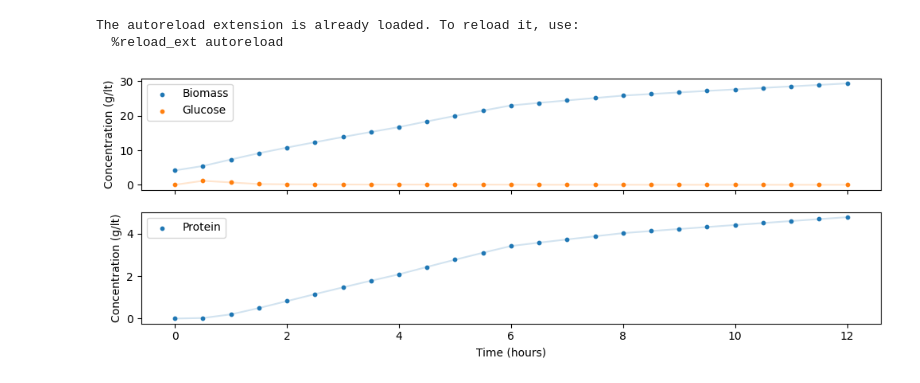
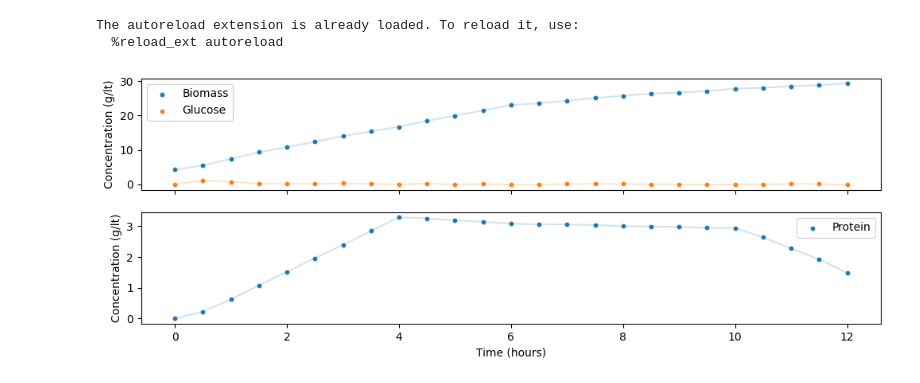
Before and after one commit to costasmexis/dynamic-modeling, a Jupyter notebook: induction/Notebook_induction_main.ipynb, the cells around one changed output. Cells and saved outputs as stored; diff of their text form; code cells hidden in the pictures.

```diff
--- a/induction/Notebook_induction_main.ipynb
+++ b/induction/Notebook_induction_main.ipynb
@@ -8,8 +8,8 @@ The autoreload extension is already loaded. To reload it, use:
 from system_ode import PlotSolution, GetDataset, PlotPredictions
 from machinelearning import main, plot_net_predictions
 # %%
-full_df = GetDataset(alpha=0.2)
+full_df = GetDataset(alpha=[0.3, 0.5, 0.1], noise=True)
 PlotSolution(full_df)
 # %% [output]
-[figure, old version]
+[figure, new version]
 # %%
```
Also changed, not shown: parts of 5 cells of this notebook, 2 other files.
